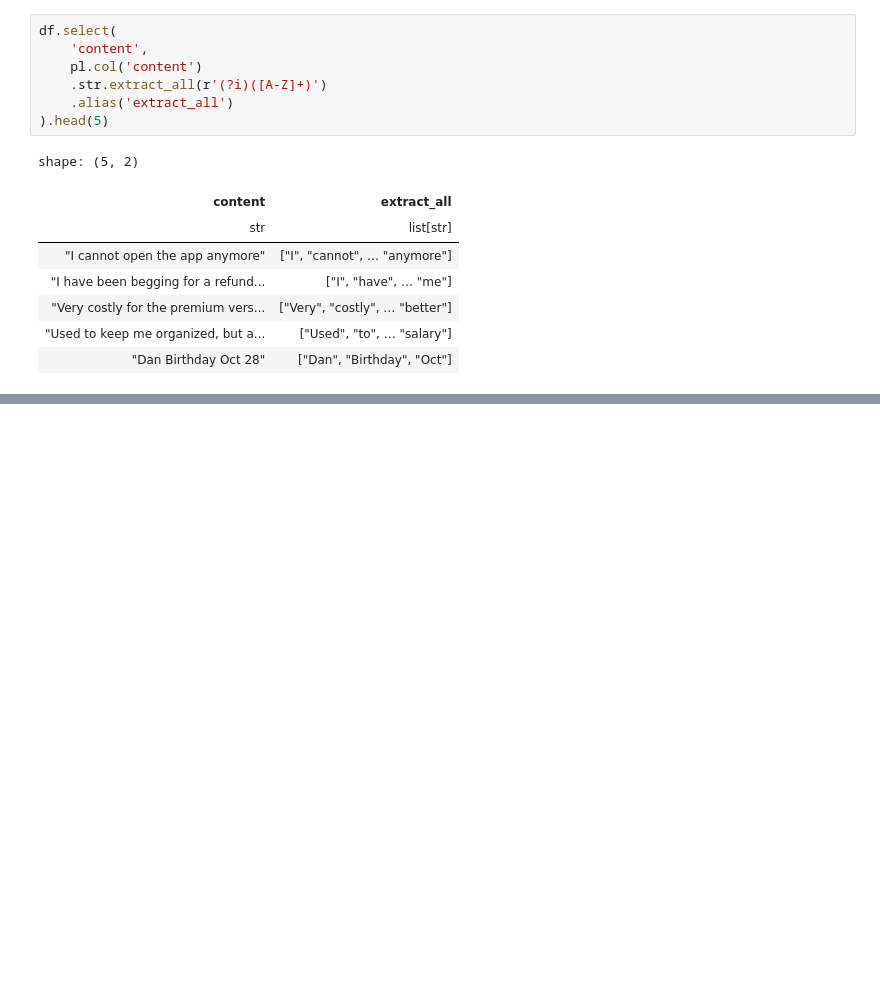
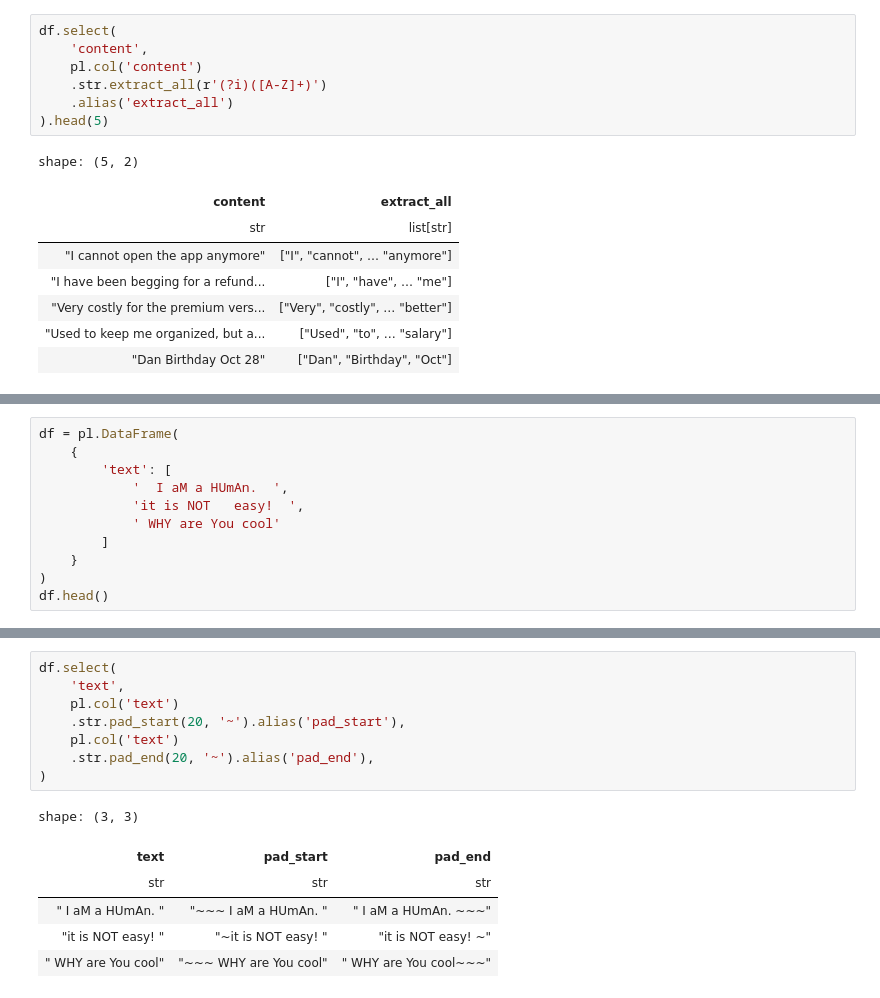
Before and after one commit to PacktPublishing/Polars-Cookbook, a Jupyter notebook: Chapter06/ch06.ipynb, the cells around one changed output, grey strips where cells are left out. Drawn from its saved outputs; the diff is of its cells as text; blank space fills up the shorter version.

```diff
--- a/Chapter06/ch06.ipynb
+++ b/Chapter06/ch06.ipynb
@@ -365,0 +382,11 @@ shape: (5, 2)
+# %%
+df = pl.DataFrame(
+    {
+        'text': [
+            '  I aM a HUmAn.  ',
+            'it is NOT   easy!  ',
+            ' WHY are You cool'
+        ]
+    }
+)
+df.head()
@@ -365,0 +481,15 @@ shape: (5, 2)
+# %%
+df.select(
+    'text',
+    pl.col('text')
+    .str.pad_start(20, '~').alias('pad_start'),
+    pl.col('text')
+    .str.pad_end(20, '~').alias('pad_end'),
+)
+# %% [output]
+shape: (3, 3)
+| text | pad_start | pad_end |
+| str | str | str |
+| " I aM a HUmAn. " | "~~~ I aM a HUmAn. " | " I aM a HUmAn. ~~~" |
+| "it is NOT easy! " | "~it is NOT easy! " | "it is NOT easy! ~" |
+| " WHY are You cool" | "~~~ WHY are You cool" | " WHY are You cool~~~" |
```
Also changed, not shown: parts of 14 cells of this notebook.
